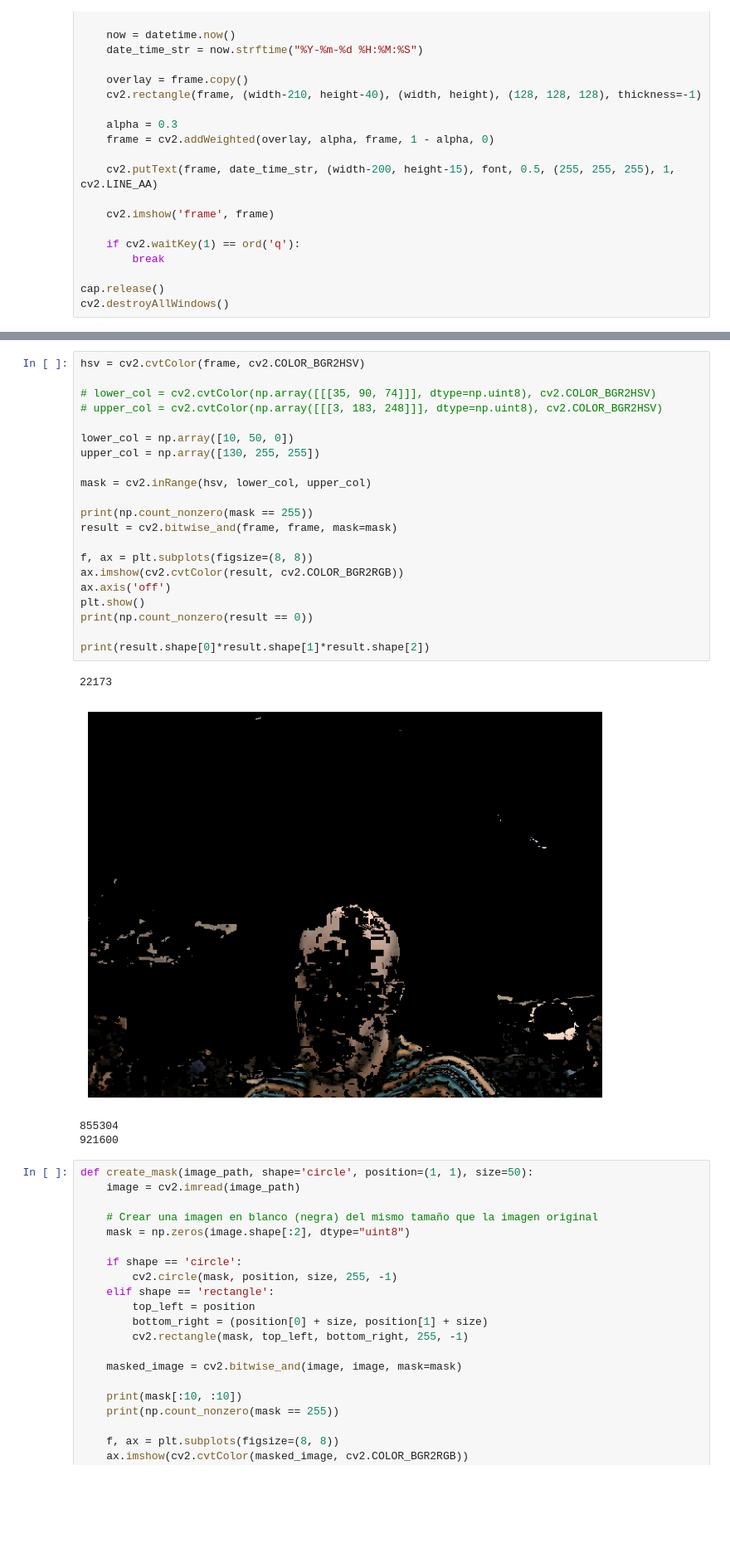
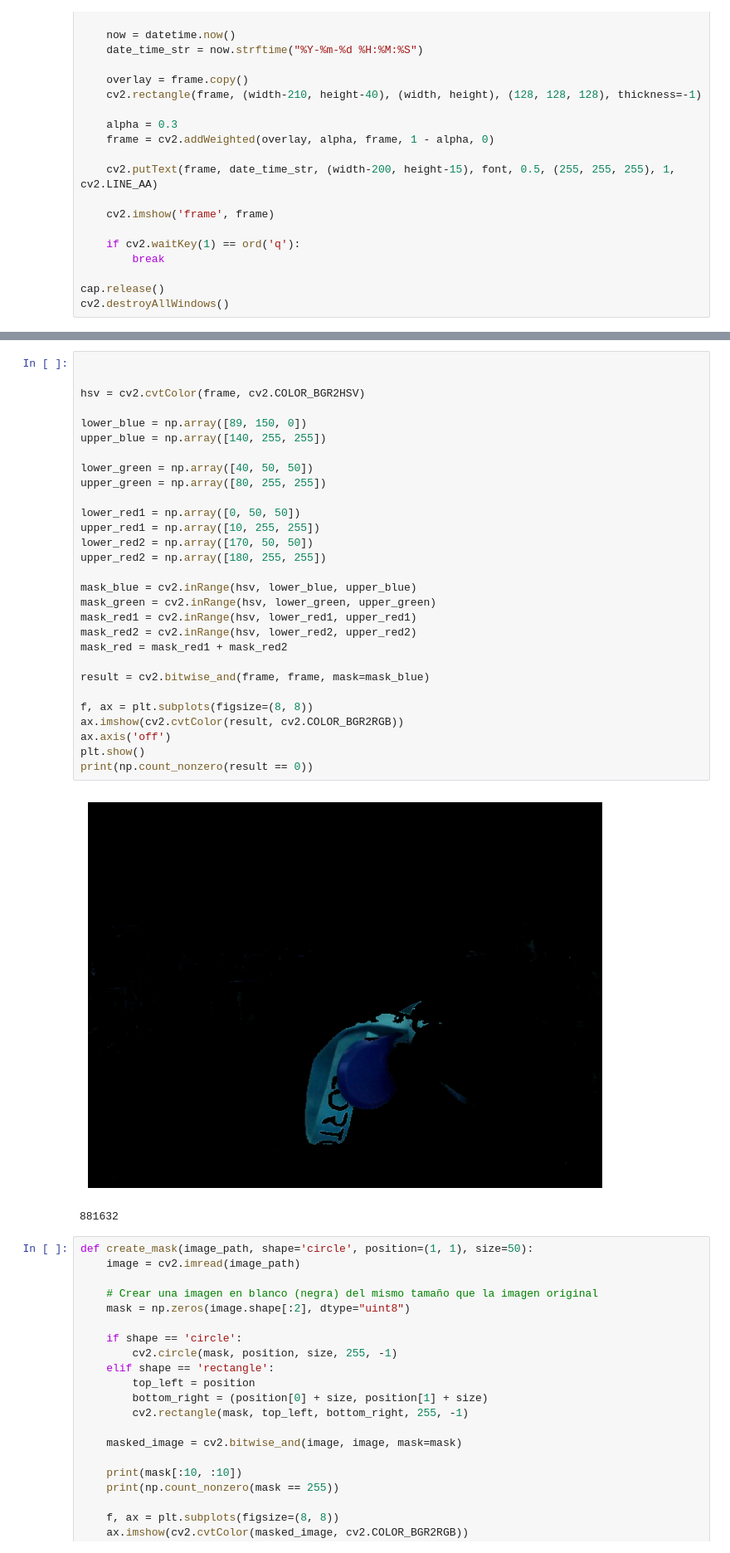
Before and after one commit to deivMM/IA, a Jupyter notebook: projects/pillow_cv2_tutorial/OpenCV_2.ipynb, the cells around one changed output, grey strips where cells are left out. Shown at 83% size. Saved outputs shown, nothing was run; the diff lists cells and outputs as text; blank space fills up the shorter version.

```diff
--- a/projects/pillow_cv2_tutorial/OpenCV_2.ipynb
+++ b/projects/pillow_cv2_tutorial/OpenCV_2.ipynb
@@ -94,29 +94,35 @@ width: 640.0 | height: 480.0 | fps: 30.0
 # %%
+
+
 hsv = cv2.cvtColor(frame, cv2.COLOR_BGR2HSV)
 
-# lower_col = cv2.cvtColor(np.array([[[35, 90, 74]]], dtype=np.uint8), cv2.COLOR_BGR2HSV)
-# upper_col = cv2.cvtColor(np.array([[[3, 183, 248]]], dtype=np.uint8), cv2.COLOR_BGR2HSV)
+lower_blue = np.array([89, 150, 0])
+upper_blue = np.array([140, 255, 255])
 
-lower_col = np.array([10, 50, 0])
-upper_col = np.array([130, 255, 255])
+lower_green = np.array([40, 50, 50])
+upper_green = np.array([80, 255, 255])
 
-mask = cv2.inRange(hsv, lower_col, upper_col)
+lower_red1 = np.array([0, 50, 50])
+upper_red1 = np.array([10, 255, 255])
+lower_red2 = np.array([170, 50, 50])
+upper_red2 = np.array([180, 255, 255])
 
-print(np.count_nonzero(mask == 255))
-result = cv2.bitwise_and(frame, frame, mask=mask)
+mask_blue = cv2.inRange(hsv, lower_blue, upper_blue)
+mask_green = cv2.inRange(hsv, lower_green, upper_green)
+mask_red1 = cv2.inRange(hsv, lower_red1, upper_red1)
+mask_red2 = cv2.inRange(hsv, lower_red2, upper_red2)
+mask_red = mask_red1 + mask_red2
+
+result = cv2.bitwise_and(frame, frame, mask=mask_blue)
 
 f, ax = plt.subplots(figsize=(8, 8))
 ax.imshow(cv2.cvtColor(result, cv2.COLOR_BGR2RGB))
 ax.axis('off')
 plt.show()
 print(np.count_nonzero(result == 0))
-
-print(result.shape[0]*result.shape[1]*result.shape[2])
 # %% [output]
+[figure, new version]
-22173
+881632
-[figure, old version]
-855304
-921600
 # %%
 def create_mask(image_path, shape='circle', position=(1, 1), size=50):
     image = cv2.imread(image_path)
```
Also changed, not shown: parts of 5 cells of this notebook, 2 other files.
